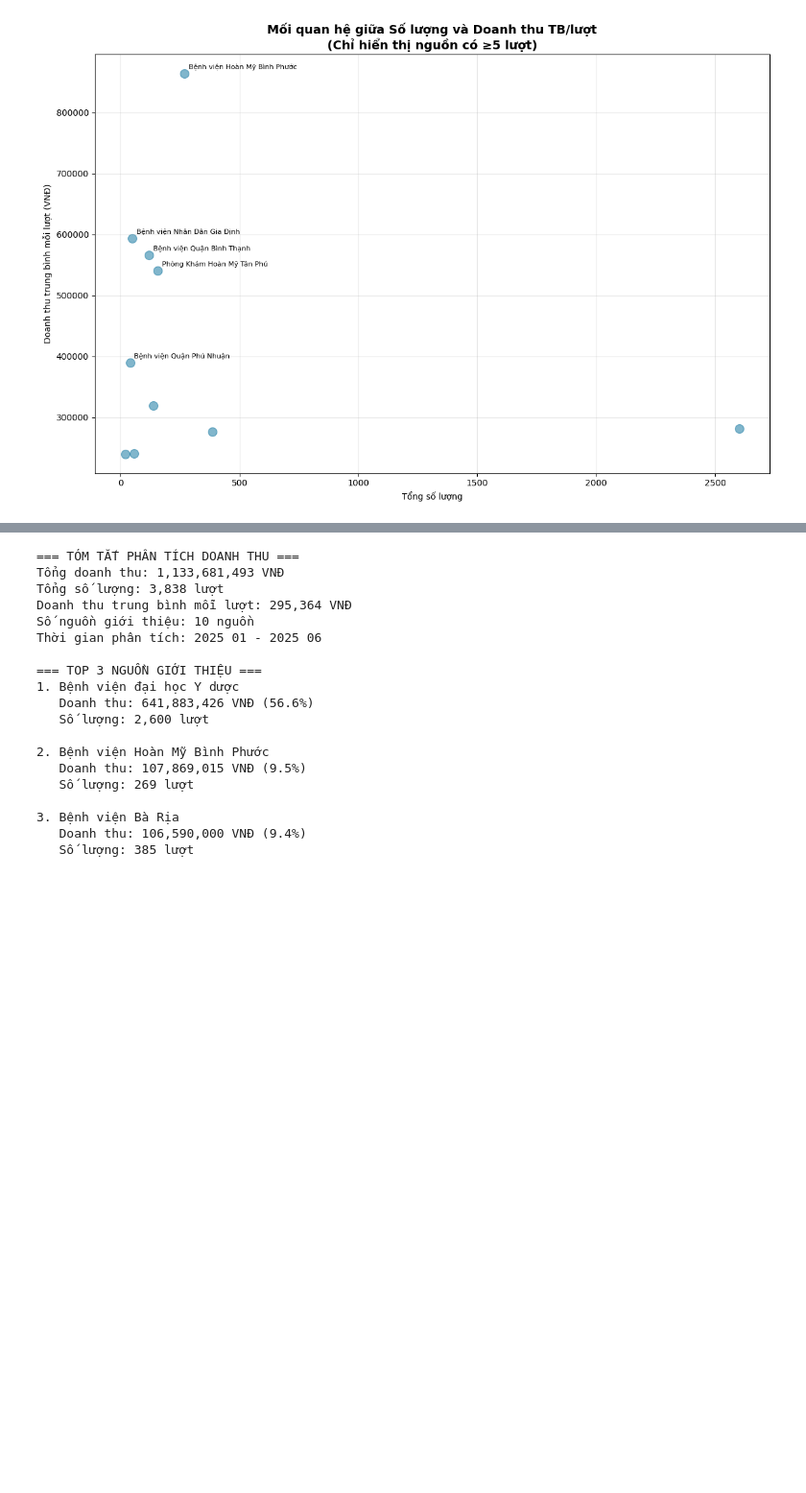
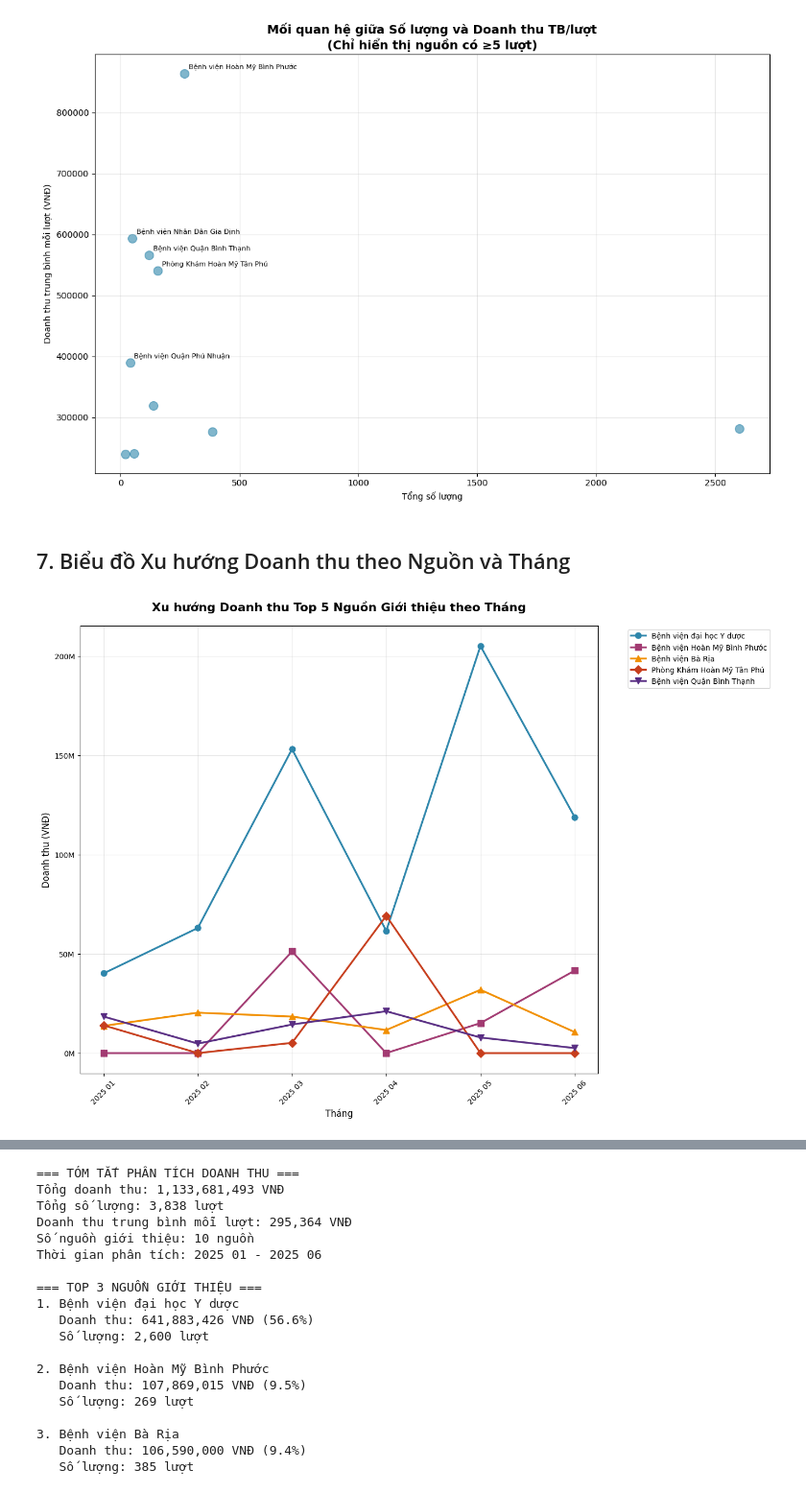
Before and after one commit to nguyendinhquocx/hmsg-doanh-thu-theo-nguon-gioi-thieu, a Jupyter notebook: phan_tich_doanh_thu.ipynb, the cells around one changed output, grey strips where cells are left out. Shown at 96% size. Saved outputs shown, nothing was run; the diff lists cells and outputs as text; code cells hidden in the pictures; blank space fills up the shorter version.

Commit message:
add chart

```diff
--- a/phan_tich_doanh_thu.ipynb
+++ b/phan_tich_doanh_thu.ipynb
@@ -345,3 +351,49 @@ plt.tight_layout()
 plt.show()
 # %% [output]
 [figure]
+# %% [markdown]
+## 7. Biểu đồ Xu hướng Doanh thu theo Nguồn và Tháng
+# %%
+# Biểu đồ đường: Xu hướng doanh thu các nguồn giới thiệu theo tháng
+plt.figure(figsize=(14, 10))
+
+# Lấy top 5 nguồn giới thiệu có doanh thu cao nhất
+top_5_sources = doanh_thu_theo_nguon.head(5).index
+
+# Tạo pivot table cho biểu đồ đường
+pivot_for_line = df[df['noi gioi thieu'].isin(top_5_sources)].pivot_table(
+    values='doanh thu',
+    index='thang',
+    columns='noi gioi thieu',
+    aggfunc='sum',
+    fill_value=0
+)
+
+# Vẽ biểu đồ đường cho từng nguồn
+colors = ['#2E86AB', '#A23B72', '#F18F01', '#C73E1D', '#592E83']
+markers = ['o', 's', '^', 'D', 'v']
+
+for i, source in enumerate(top_5_sources):
+    if source in pivot_for_line.columns:
+        # Rút ngắn tên nguồn nếu quá dài
+        short_name = source[:30] + '...' if len(source) > 30 else source
+        plt.plot(pivot_for_line.index, pivot_for_line[source],
+                marker=markers[i], linewidth=2.5, markersize=8,
+                color=colors[i], label=short_name)
+
+plt.title('Xu hướng Doanh thu Top 5 Nguồn Giới thiệu theo Tháng',
+          fontsize=16, fontweight='bold', pad=20)
+plt.xlabel('Tháng', fontsize=12)
+plt.ylabel('Doanh thu (VNĐ)', fontsize=12)
+plt.legend(bbox_to_anchor=(1.05, 1), loc='upper left')
+plt.grid(True, alpha=0.3)
+plt.xticks(rotation=45)
+
+# Format trục y để hiển thị số tiền dễ đọc
+ax = plt.gca()
+ax.yaxis.set_major_formatter(plt.FuncFormatter(lambda x, p: f'{x/1e6:.0f}M'))
+
+plt.tight_layout()
+plt.show()
+# %% [output]
+[figure, added]
```
Also changed, not shown: parts of 6 cells of this notebook, 8 other files.
